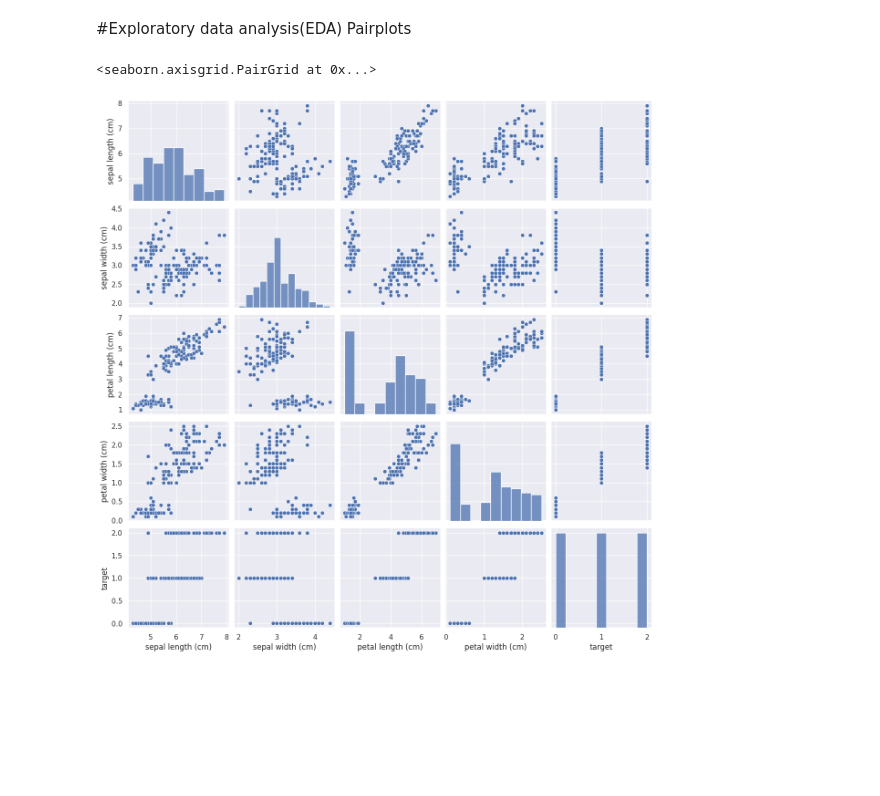
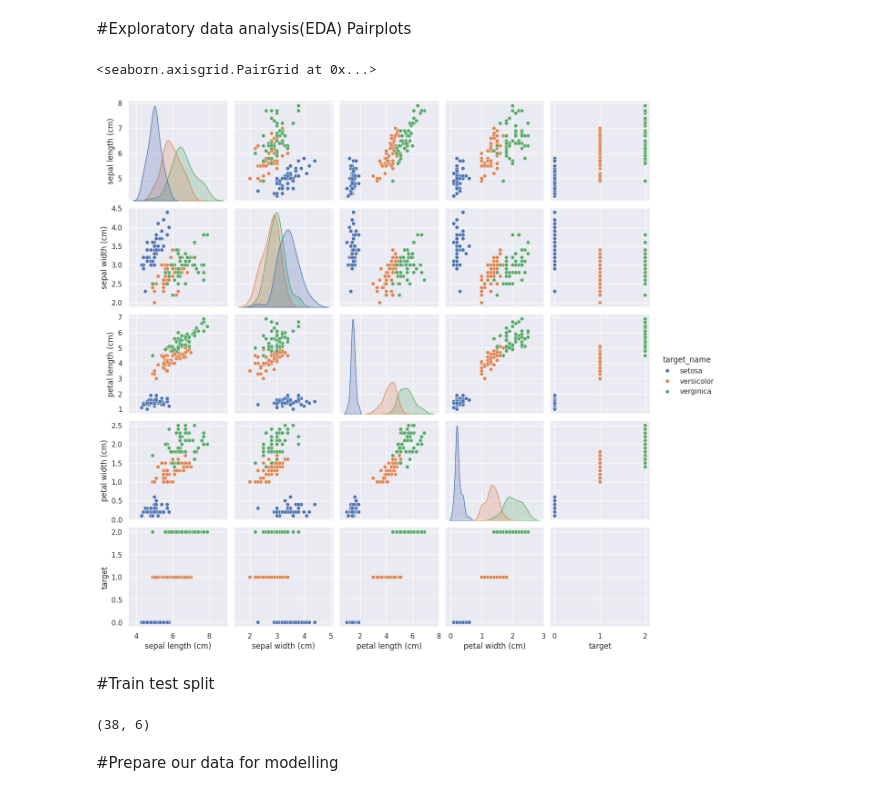
Before and after one commit to NetizenCodes/-netizen-ai-notebook, a Jupyter notebook: ML_iris_flower_project.ipynb, the cells around one changed output. Saved outputs shown, nothing was run; the diff lists cells and outputs as text; code cells hidden in the pictures; blank space fills up the shorter version.

```diff
--- a/ML_iris_flower_project.ipynb
+++ b/ML_iris_flower_project.ipynb
@@ -162,7 +162,9 @@ sns.relplot(x="petal length (cm)", y="target", hue="target_name", data=df)
 # %% [markdown]
 #Exploratory data analysis(EDA) Pairplots
 # %%
-sns.pairplot(df)
+sns.pairplot(df, hue="target_name")
 # %% [output]
 <seaborn.axisgrid.PairGrid at 0x...>
-[figure, old version]
+[figure, new version]
+# %% [markdown]
+#Train test split
@@ -168,0 +175,6 @@ sns.pairplot(df)
+# %%
+df_test.shape
+# %% [output]
+(38, 6)
+# %% [markdown]
+#Prepare our data for modelling
```
Also changed, not shown: parts of 10 cells of this notebook.
